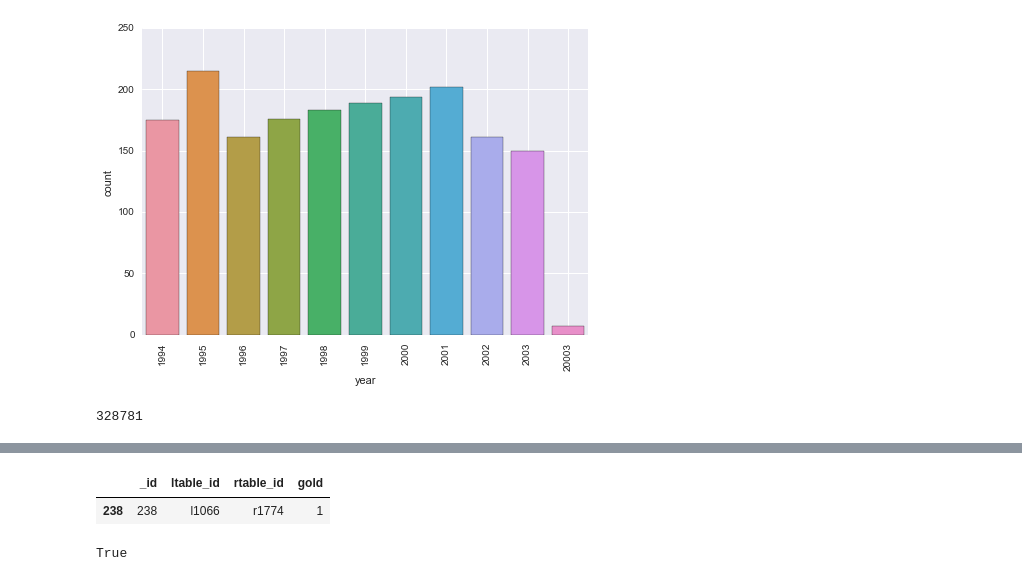
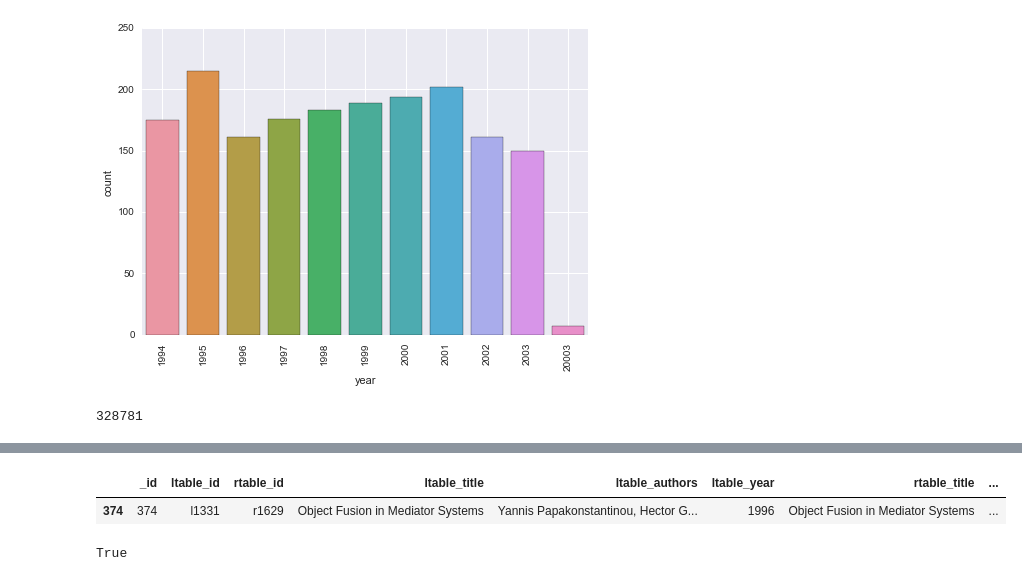
Before and after one commit to shrunambiar/py_entitymatching, a Jupyter notebook: notebooks/how-to-guides/Demo/mur_demo/demo_notebook_v3.ipynb, the cells around one changed output, grey strips where cells are left out. Saved outputs shown, nothing was run; the diff lists cells and outputs as text; code cells hidden in the pictures.

```diff
--- a/notebooks/how-to-guides/Demo/mur_demo/demo_notebook_v3.ipynb
+++ b/notebooks/how-to-guides/Demo/mur_demo/demo_notebook_v3.ipynb
@@ -54,9 +54,9 @@ dbg = em.debug_blocker(C1, A, B)
 # %%
 # add year attribute to the debugger output -
 #[This will change in the actual VLDB demo. Specifically, this will be embedded in debug blocker]
-em.set_ltable(dbg, A)
-em.set_rtable(dbg, B)
-dbg = em.add_output_attributes(dbg, l_output_attrs=['year'], r_output_attrs=['year'])
+# em.set_ltable(dbg, A)
+# em.set_rtable(dbg, B)
+# dbg = em.add_output_attributes(dbg, l_output_attrs=['year'], r_output_attrs=['year'])
 # %%
 # Initialize overlap blocker
 ob = em.OverlapBlocker()
@@ -74,6 +74,6 @@ len(C)
 # %%
-# Check again to see if we are dropping any potential matches
-dbg = em.debug_blocker(C, A, B)
-em.set_ltable(dbg, A)
-em.set_rtable(dbg, B)
-dbg = em.add_output_attributes(dbg, l_output_attrs=['year'], r_output_attrs=['year'])
+# # Check again to see if we are dropping any potential matches
+# dbg = em.debug_blocker(C, A, B)
+# em.set_ltable(dbg, A)
+# em.set_rtable(dbg, B)
+# dbg = em.add_output_attributes(dbg, l_output_attrs=['year'], r_output_attrs=['year'])
@@ -195,7 +203,7 @@ A1.ix[swap_list]
 # %%
-em.filter_rows(L, "ltable_id=='l1066'")
+em.filter_rows(L, "ltable_id=='l1331'")
 # %% [output]
-|  | _id | ltable_id | rtable_id | gold |
-| 238 | 238 | l1066 | r1774 | 1 |
+|  | _id | ltable_id | rtable_id | ltable_title | ltable_authors | ltable_year | rtable_title | ... |
+| 374 | 374 | l1331 | r1629 | Object Fusion in Mediator Systems | Yannis Papakonstantinou, Hector G... | 1996 | Object Fusion in Mediator Systems | ... |
 # %%
 em.set_key(A1, 'id')
```
Also changed, not shown: parts of 13 cells of this notebook, 15 other files.
